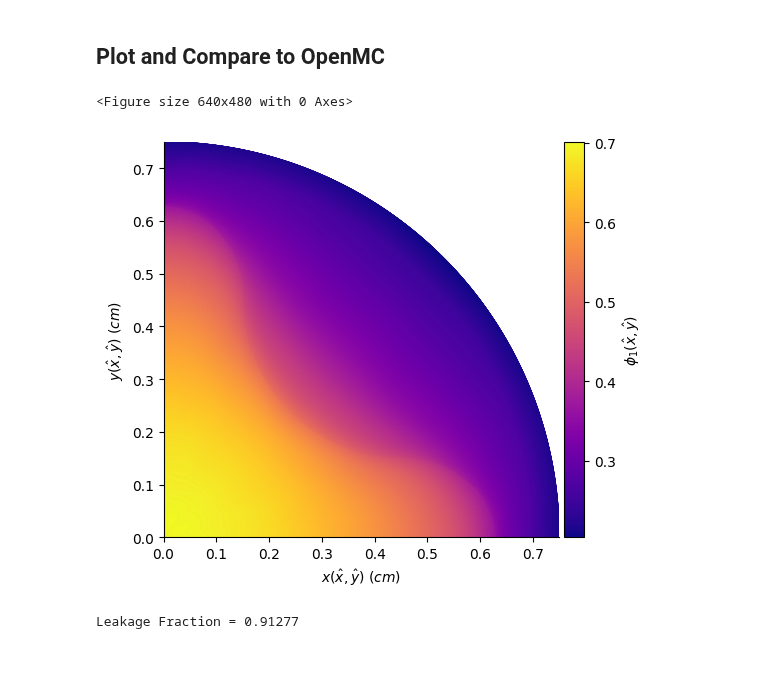
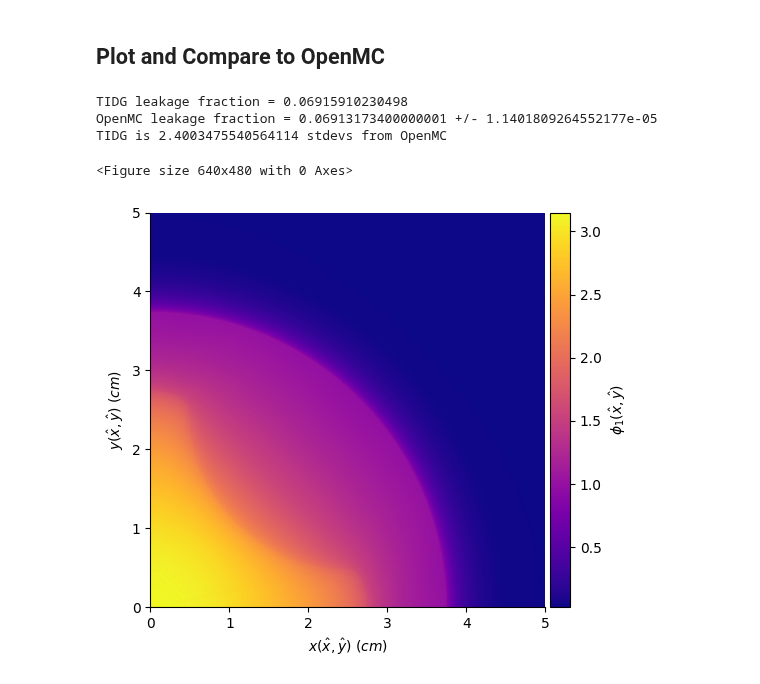
Before and after one commit to myerspat/ttnte, a Jupyter notebook: notebooks/fixed_source/cruciform/cruciform.ipynb, the cells around one changed output. Cells and saved outputs as stored; diff of their text form; code cells hidden in the pictures.

```diff
--- a/notebooks/fixed_source/cruciform/cruciform.ipynb
+++ b/notebooks/fixed_source/cruciform/cruciform.ipynb
@@ -140,7 +144,7 @@ assembler = TTAssembler(
     mesh=mesh,
     xs_server=xs_server,
     num_ordinates=num_ordinates,
-    max_processes=4,
+    max_processes=2,
 )
 tts = assembler.build(use_tt=False, eps=1e-10, q=False)
 
@@ -179,11 +183,11 @@ B_in            6,35,119,48,4              348580.60
 # %%
 # Run fixed source calculation
 psi = fixed_source(
-    T=LinearOperator([mats.H, mats.B_out - mats.B_in, -mats.S], N=assembler.N, M=assembler.M),
+    T=LinearOperator([tts.H, mats.B_out - mats.B_in, -tts.S], N=assembler.N, M=assembler.M),
     q=mats.q,
-    device=0,
+    device=1,
     max_iters=50,
-    tol=1e-8,
+    tol=1e-10,
     restarts=250,
 )
 
@@ -198,27 +202,40 @@ Elapsed Time: 57.89232516288757
 # %% [markdown]
 ## Plot and Compare to OpenMC
-# %%
-# Set flux
-mesh.set_phi(phi[0,])
-
-# Plot
-plt.clf()
-ax, cbar = mesh.plot(plot_ctrlpts=False)
-cbar.set_label("$\\phi_1(\\hat{x}, \\hat{y})$")
-plt.tight_layout()
-plt.savefig("./figs/phi_1.png", dpi=300)
-plt.show()
-
-leakage_frac_openmc = [0.354235, 2.173568e-05]
-
-leakage = assembler.outward_current(psi)
-production = assembler.total_production()
-leakage_frac = round(float(leakage / production), 5)
-print(f"Leakage Fraction = {leakage_frac}")
-#print("Leakage fraction error: {} -/+ {}".format(
-#    leakage_frac - leakage_frac_openmc[0], leakage_frac_openmc[1])
-#)
-# %% [output]
-<Figure size 640x480 with 0 Axes>
-[figure, removed]
-Leakage Fraction = 0.91277
+# %%
+leakage_frac_openmc = [0.06913173400000001, 1.1401809264552177e-05]
+phi_mc = np.load("./openmc/data/mesh_flux.npy")
+phi_mc_stdev = np.load("./openmc/data/mesh_stdev.npy")
+
+leakage = assembler.outward_current(psi)
+production = assembler.total_production()
+leakage_frac = float(leakage / production)
+print(f"TIDG leakage fraction = {leakage_frac}")
+print(f"OpenMC leakage fraction = {leakage_frac_openmc[0]} +/- {leakage_frac_openmc[1]}")
+print(f"TIDG is {(leakage_frac - leakage_frac_openmc[0]) / leakage_frac_openmc[1]} stdevs from OpenMC")
+# %% [output]
+TIDG leakage fraction = 0.06915910230498
+OpenMC leakage fraction = 0.06913173400000001 +/- 1.1401809264552177e-05
+TIDG is 2.4003475540564114 stdevs from OpenMC
+# %%
+# Map rectangular mesh
+pids, coords = mesh.map_regular_mesh(shape=phi_mc.shape[1:], N=(5, 5))
+
+# Iterate through groups and plot
+phi_avg = np.zeros(phi_mc.shape)
+for g in range(xs_server.num_groups):
+    # Set control points
+    mesh.set_phi(phi[g,])
+
+    # Calculate regular mesh
+    phi_avg[g,] = mesh.regular_mesh(pids, coords)
+
+    # Plot
+    plt.clf()
+    ax, cbar = mesh.plot(plot_ctrlpts=False)
+    cbar.set_label(f"$\\phi_{g + 1}" + "(\\hat{x}, \\hat{y})$")
+    plt.tight_layout()
+    plt.savefig(f"./figs/phi_{g + 1}.png", dpi=300)
+    plt.show()
+# %% [output]
+<Figure size 640x480 with 0 Axes>
+[figure, added]
```
Also changed, not shown: parts of 9 cells of this notebook, 28 other files.
